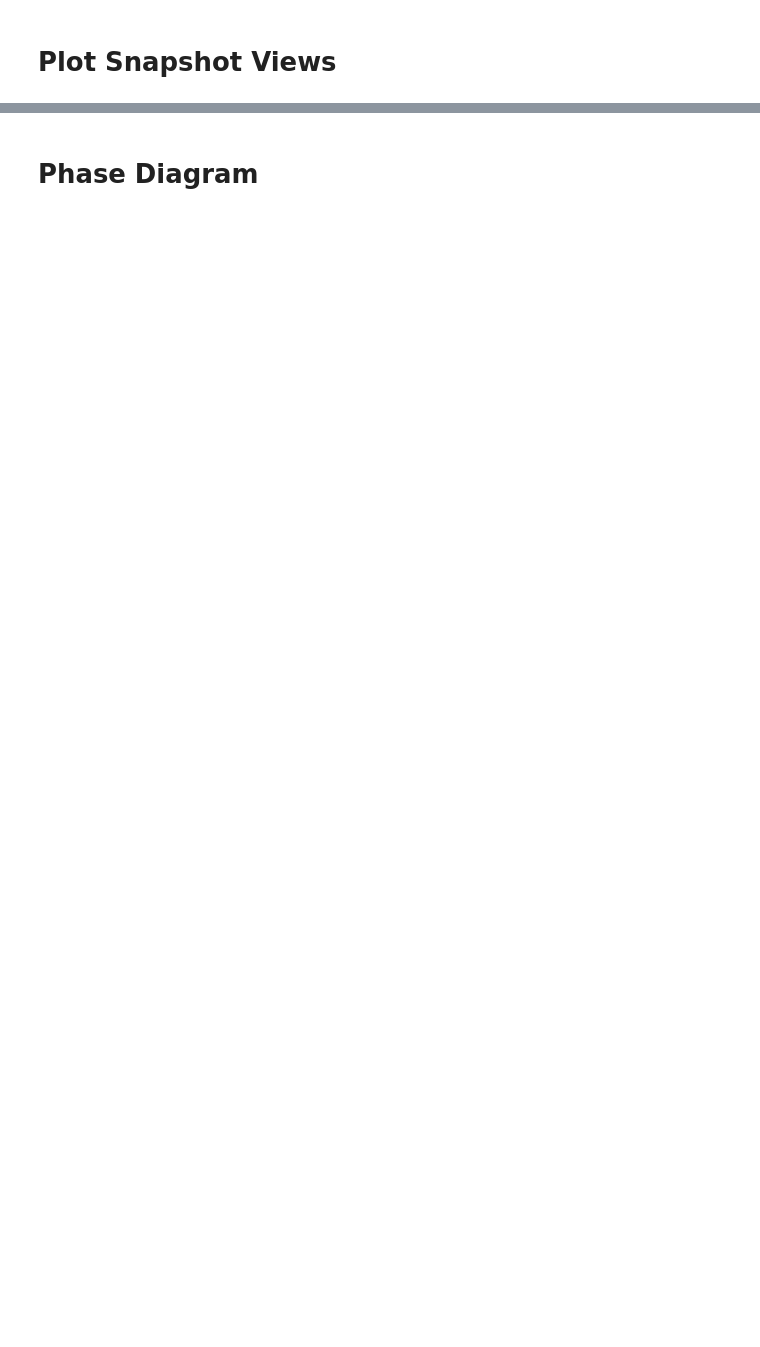
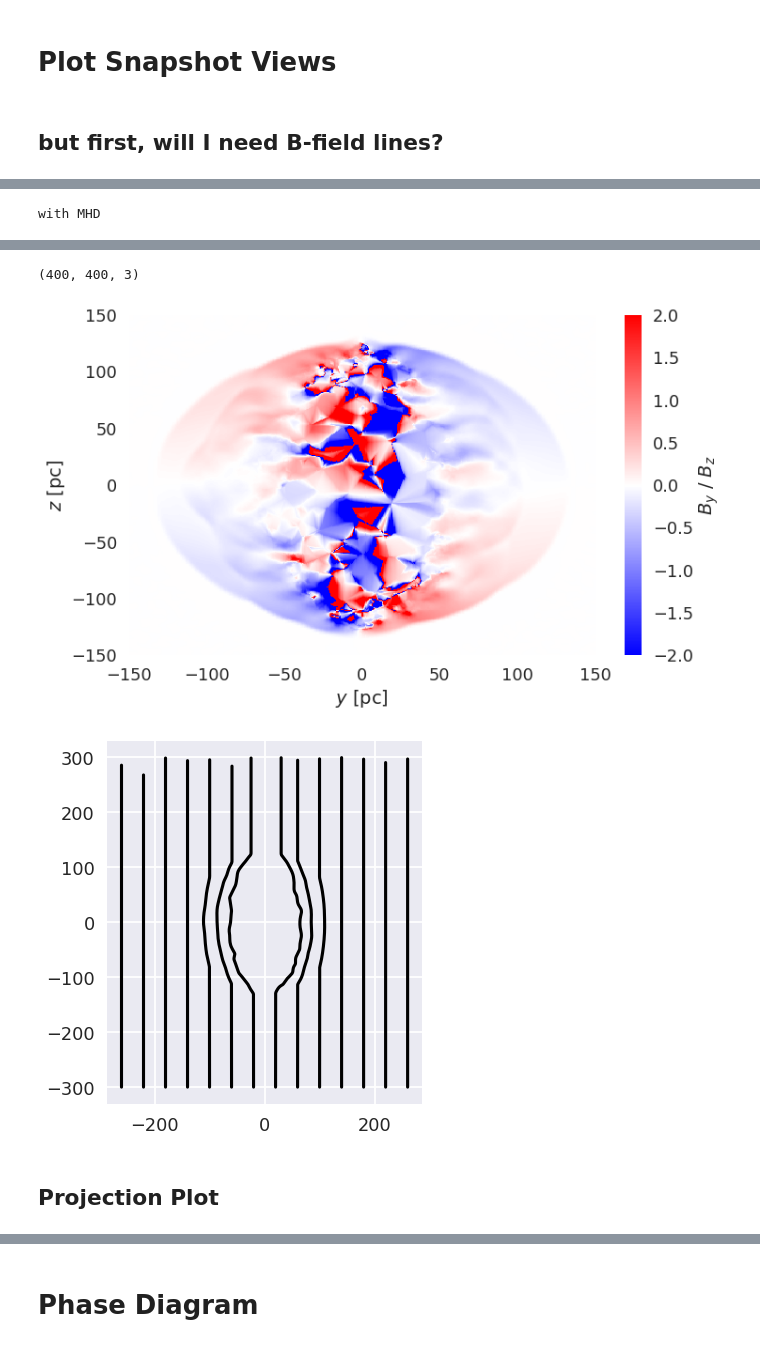
Before and after one commit to egentry/gizmo-clustered-SNe, a Jupyter notebook: scripts/visualize.ipynb, the cells around one changed output, grey strips where cells are left out. Saved outputs shown, nothing was run; the diff lists cells and outputs as text; code cells hidden in the pictures; blank space fills up the shorter version.

```diff
--- a/scripts/visualize.ipynb
+++ b/scripts/visualize.ipynb
@@ -308,2 +504,15 @@ if save_plots:
 # %% [markdown]
 # Plot Snapshot Views
+# %% [markdown]
+## but first, will I need B-field lines?
+# %%
+ds = ts[snapshot_number_to_index_map[29]]
+if "mhd" in run_name.lower():
+    print("with MHD")
+    field_line_filename = MHD.get_field_lines_filename_from_ds(ds, plots_dir)
+    if not os.path.exists(field_line_filename):
+        print("calculating magnetic field lines")
+        df_lines = MHD.calculate_magnetic_field_lines(ds, plots_dir)
+    else:
+        print("field lines already calculated -- not recalculating")
+# %% [output]
@@ -309,0 +525 @@ if save_plots:
+with MHD
@@ -310,3 +528,8 @@ if save_plots:
+(400, 400, 3)
+[figure, added]
+[figure, added]
+# %% [markdown]
+## Projection Plot
 # %%
 ipywidgets.interact(plot_projected_density,
     ts = ipywidgets.fixed(ts),
```
Also changed, not shown: parts of 29 cells of this notebook, 2 other files.
